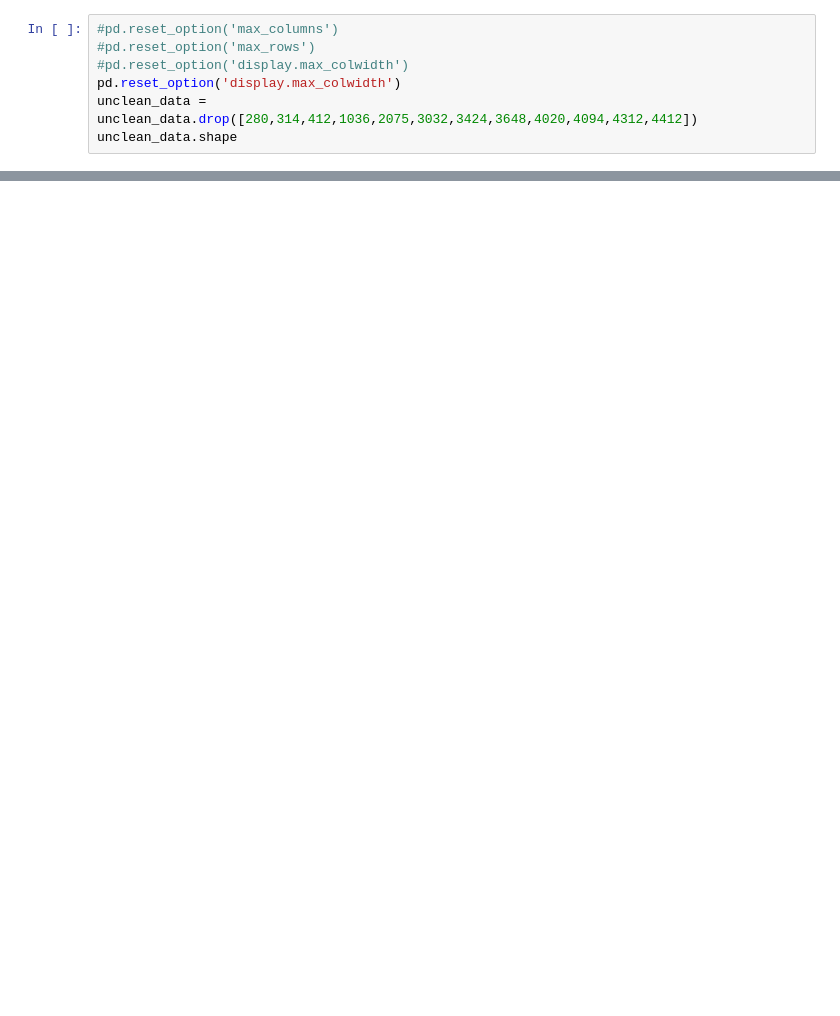
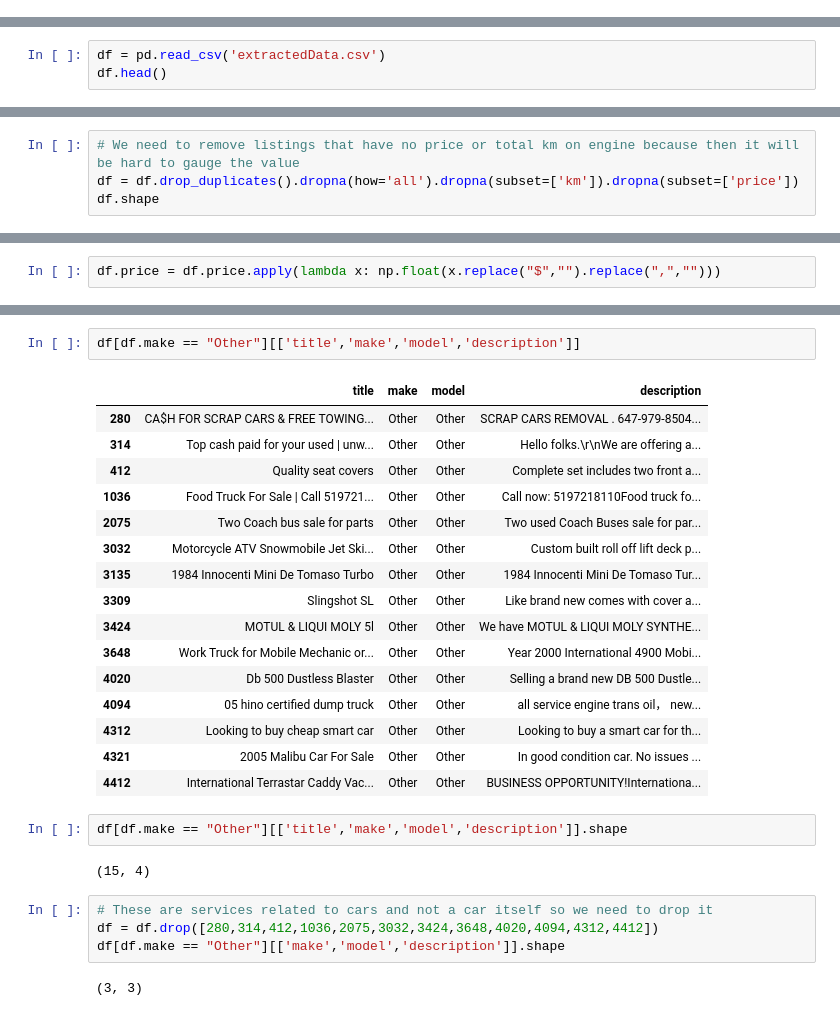
Before and after one commit to vatdaell/used-car-analysis, a Jupyter notebook: Data Cleaning.ipynb, the cells around one changed output, grey strips where cells are left out. Drawn from its saved outputs; the diff is of its cells as text; blank space fills up the shorter version.

Commit message:
Updated Data cleaning

```diff
--- a/Data Cleaning.ipynb
+++ b/Data Cleaning.ipynb
@@ -103,7 +0,0 @@ other_model_make[['make','model','title','url']]
-# %%
-#pd.reset_option('max_columns')
-#pd.reset_option('max_rows')
-#pd.reset_option('display.max_colwidth')
-pd.reset_option('display.max_colwidth')
-unclean_data = unclean_data.drop([280,314,412,1036,2075,3032,3424,3648,4020,4094,4312,4412])
-unclean_data.shape
@@ -454,0 +7,3 @@ unclean_data.to_csv("cleaned_data.csv")
+# %%
+df = pd.read_csv('extractedData.csv')
+df.head()
@@ -454,0 +38,4 @@ unclean_data.to_csv("cleaned_data.csv")
+# %%
+# We need to remove listings that have no price or total km on engine because then it will be hard to gauge the value
+df = df.drop_duplicates().dropna(how='all').dropna(subset=['km']).dropna(subset=['price'])
+df.shape
@@ -454,0 +53,2 @@ unclean_data.to_csv("cleaned_data.csv")
+# %%
+df.price = df.price.apply(lambda x: np.float(x.replace("$","").replace(",","")))
@@ -454,0 +76,29 @@ unclean_data.to_csv("cleaned_data.csv")
+# %%
+df[df.make == "Other"][['title','make','model','description']]
+# %% [output]
+|  | title | make | model | description |
+| 280 | CA$H FOR SCRAP CARS & FREE TOWING... | Other | Other | SCRAP CARS REMOVAL . 647-979-8504... |
+| 314 | Top cash paid for your used | unw... | Other | Other | Hello folks.\r\nWe are offering a... |
+| 412 | Quality seat covers | Other | Other | Complete set includes two front a... |
+| 1036 | Food Truck For Sale | Call 519721... | Other | Other | Call now: 5197218110Food truck fo... |
+| 2075 | Two Coach bus sale for parts | Other | Other | Two used Coach Buses sale for par... |
+| 3032 | Motorcycle ATV Snowmobile Jet Ski... | Other | Other | Custom built roll off lift deck p... |
+| 3135 | 1984 Innocenti Mini De Tomaso Turbo | Other | Other | 1984 Innocenti Mini De Tomaso Tur... |
+| 3309 | Slingshot SL | Other | Other | Like brand new comes with cover a... |
+| 3424 | MOTUL & LIQUI MOLY 5l | Other | Other | We have MOTUL & LIQUI MOLY SYNTHE... |
+| 3648 | Work Truck for Mobile Mechanic or... | Other | Other | Year 2000 International 4900 Mobi... |
+| 4020 | Db 500 Dustless Blaster | Other | Other | Selling a brand new DB 500 Dustle... |
+| 4094 | 05 hino certified dump truck | Other | Other | all service engine trans oil， new... |
+| 4312 | Looking to buy cheap smart car | Other | Other | Looking to buy a smart car for th... |
+| 4321 | 2005 Malibu Car For Sale | Other | Other | In good condition car. No issues ... |
+| 4412 | International Terrastar Caddy Vac... | Other | Other | BUSINESS OPPORTUNITY!Internationa... |
+# %%
+df[df.make == "Other"][['title','make','model','description']].shape
+# %% [output]
+(15, 4)
+# %%
+# These are services related to cars and not a car itself so we need to drop it
+df = df.drop([280,314,412,1036,2075,3032,3424,3648,4020,4094,4312,4412])
+df[df.make == "Other"][['make','model','description']].shape
+# %% [output]
+(3, 3)
```
Also changed, not shown: parts of 48 cells of this notebook, 1 other file.
